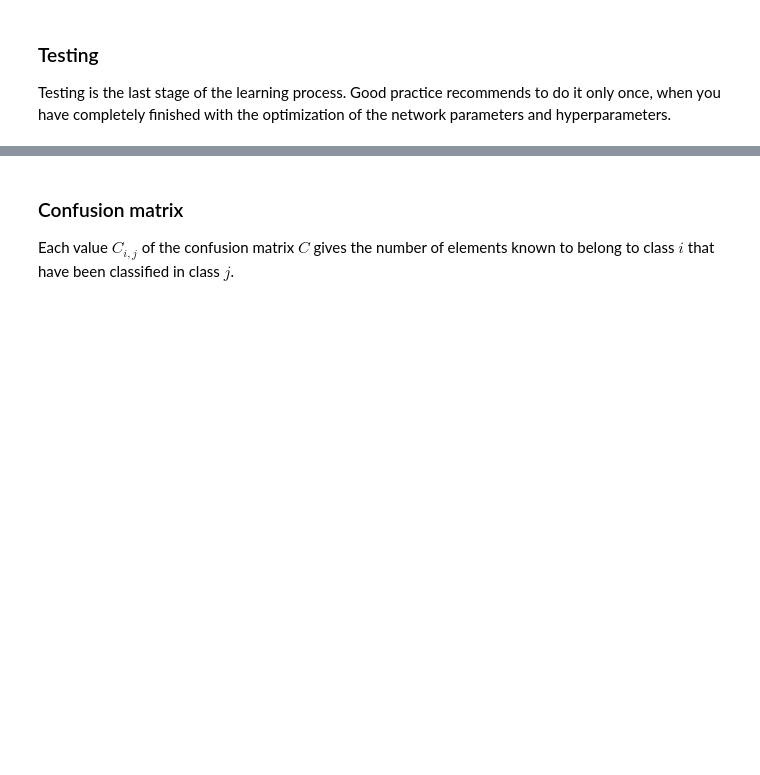
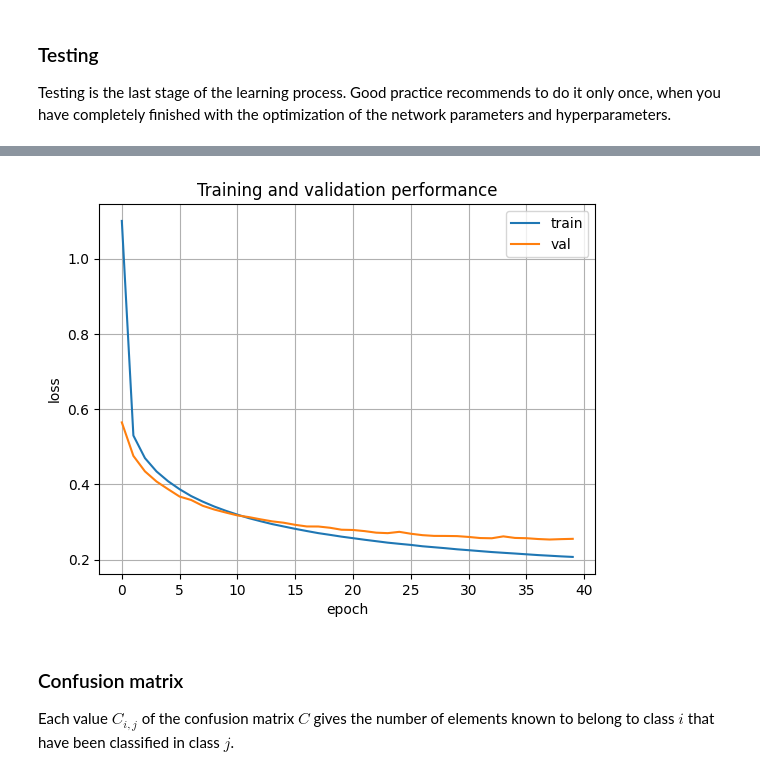
Before and after one commit to DanilSavine/Dojo_DeepLearning, a Jupyter notebook: classification/mnist_classification_vo.ipynb, the cells around one changed output, grey strips where cells are left out. Saved outputs shown, nothing was run; the diff lists cells and outputs as text; code cells hidden in the pictures; blank space fills up the shorter version.

```diff
--- a/classification/mnist_classification_vo.ipynb
+++ b/classification/mnist_classification_vo.ipynb
@@ -423,10 +555,20 @@ What is your best validation accuracy?
 
 **Answer**: ...
 # %%
+from tensorflow.keras.regularizers import l2
+weight_decay = 1e-4  # Choose the value of weight decay
+
+
 model = Sequential()
 
 ### TO BE IMPLEMENTED ###
+model.add(Dense(500, activation='relu', input_shape=(x_train.shape[1],), kernel_regularizer=l2(weight_decay)))
+model.add(Dense(500, activation='relu', kernel_regularizer=l2(weight_decay)))
+model.add(Dense(2000, activation='relu', kernel_regularizer=l2(weight_decay)))
+model.add(Dense(num_classes, activation='softmax', name="last", kernel_regularizer=l2(weight_decay)))
 
+
+model.summary()
 #########################
 
 model.summary()
@@ -454,3 +635,14 @@ print('Test accuracy: %.3f' % score[1])
+# %%
+plt.plot(output.epoch, output.history['loss'], label='train')
+plt.plot(output.epoch, output.history['val_loss'], label='val')
+plt.title('Training and validation performance')
+plt.ylabel('loss')
+plt.xlabel('epoch')
+plt.legend()
+plt.grid()
+plt.show()
+# %% [output]
+[figure, added]
 # %% [markdown]
 ### Confusion matrix
 
```
Also changed, not shown: parts of 28 cells of this notebook.
